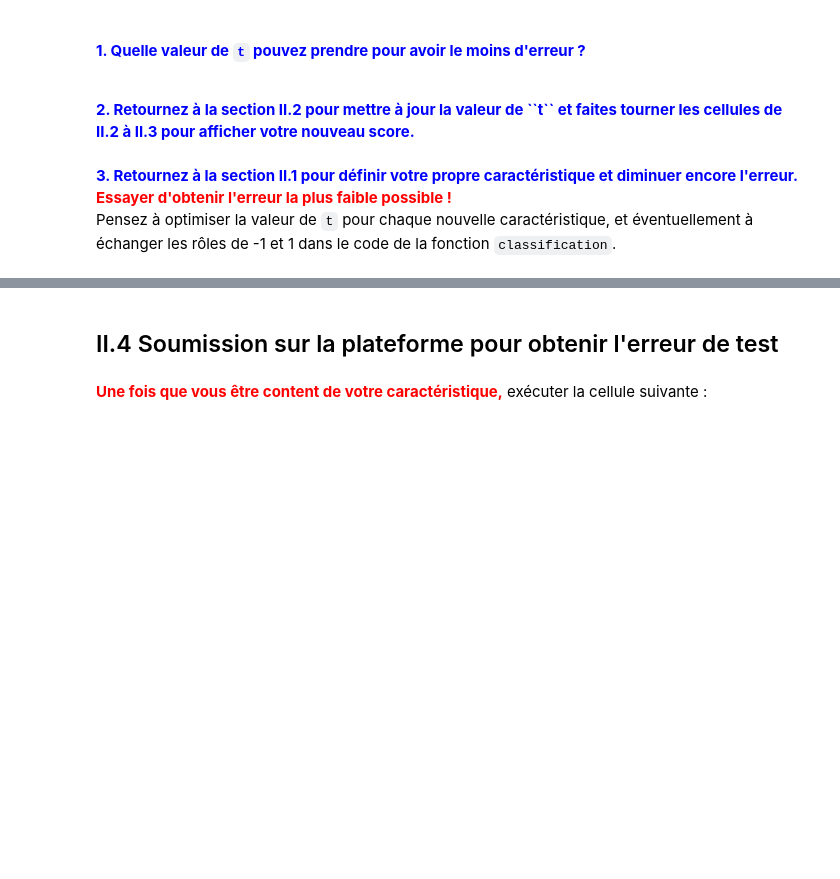
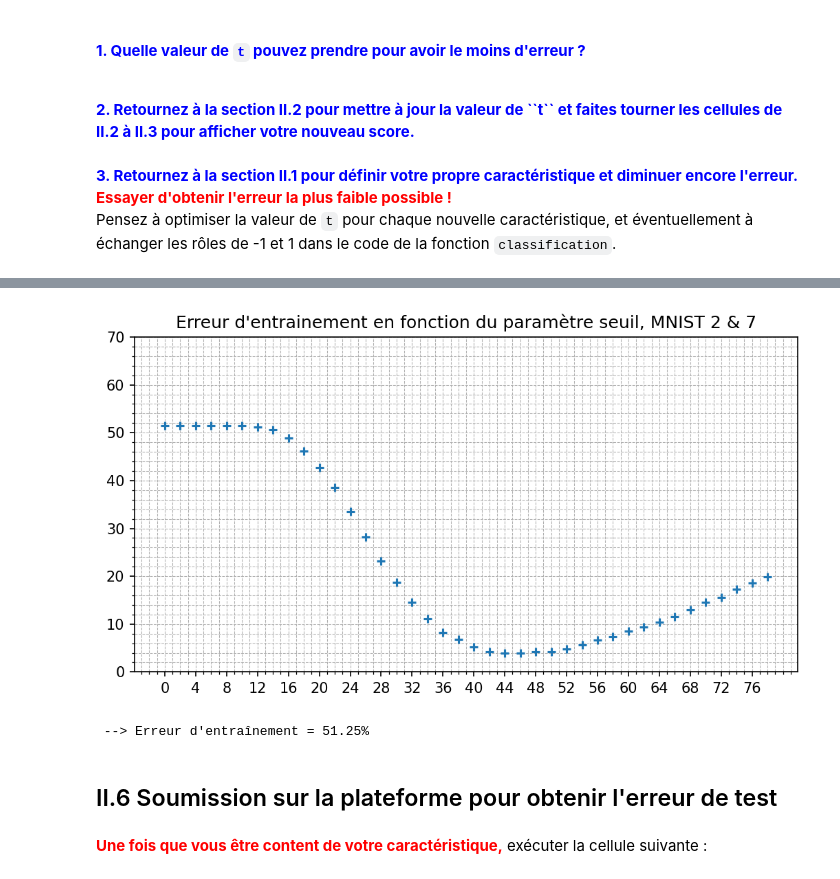
Before and after one commit to akimx98/challenge_data, a Jupyter notebook: Notebook_intro.ipynb, the cells around one changed output, grey strips where cells are left out. Drawn from its saved outputs; the diff is of its cells as text; code cells hidden in the pictures; blank space fills up the shorter version.

```diff
--- a/Notebook_intro.ipynb
+++ b/Notebook_intro.ipynb
@@ -165,3 +195,7 @@ tracer_erreur(t_min, t_max, classification)
 <b><font color=blue> 3. Retournez à la section II.1 pour définir votre propre caractéristique et diminuer encore l'erreur.</font></b> <b><font color=red>Essayer d'obtenir l'erreur la plus faible possible ! </font></b>
 
 Pensez à optimiser la valeur de ``t`` pour chaque nouvelle caractéristique, et éventuellement à échanger les rôles de -1 et 1 dans le code de la fonction ``classification``.
+# %%
+# Nouveau seuil à compléter, d'après la figure précédente :
+
+t = ...
@@ -167,0 +247,16 @@ Pensez à optimiser la valeur de ``t`` pour chaque nouvelle caractéristique, et
+# %%
+# Algorithme de classification à compléter :
+
+def classification(x, t):
+    c = caracteristique(x)
+    if c > t:
+        return ...
+    else:
+        return ...
+# %%
+t_min = 0
+t_max = 80
+
+tracer_erreur(t_min, t_max, classification)
+# %% [output]
+[figure, added]
@@ -168,5 +267,12 @@ Pensez à optimiser la valeur de ``t`` pour chaque nouvelle caractéristique, et
+# %%
+# Calcul de l'erreur d'entraienement avec ce nouveau seuil :
+
+e_train = erreur_train(x_train, y_train, t, classification)
+print("\n \n --> Erreur d'entraînement avec ma caractéristique =", f"{100*e_train:.2f}% \n \n")
+# %% [output]
+ --> Erreur d'entraînement = 51.25%
 # %% [markdown]
-## II.4 Soumission sur la plateforme pour obtenir l'erreur de test
+## II.6 Soumission sur la plateforme pour obtenir l'erreur de test
 # %% [markdown]
 <b><font color=red>Une fois que vous être content de votre caractéristique,</font></b> exécuter la cellule suivante :
 # %%
```
Also changed, not shown: parts of 23 cells of this notebook.
